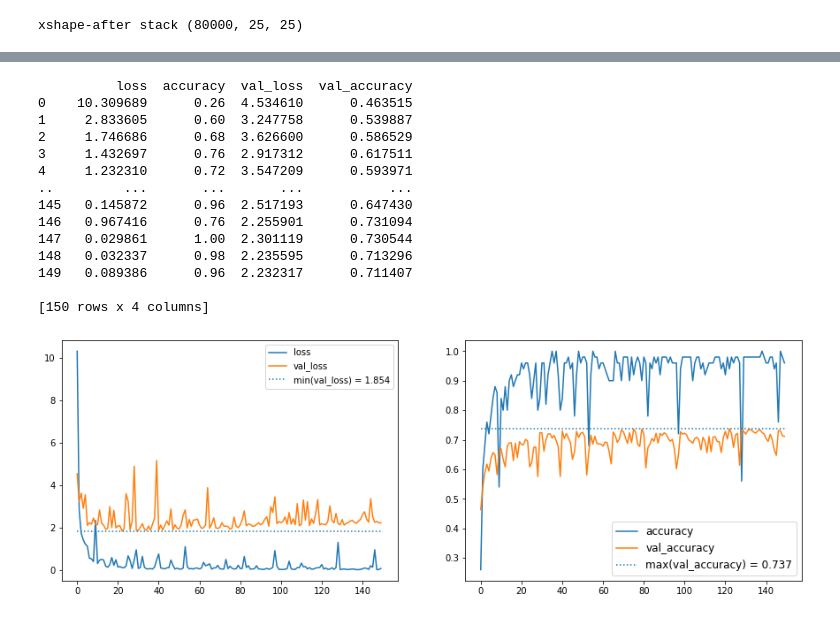
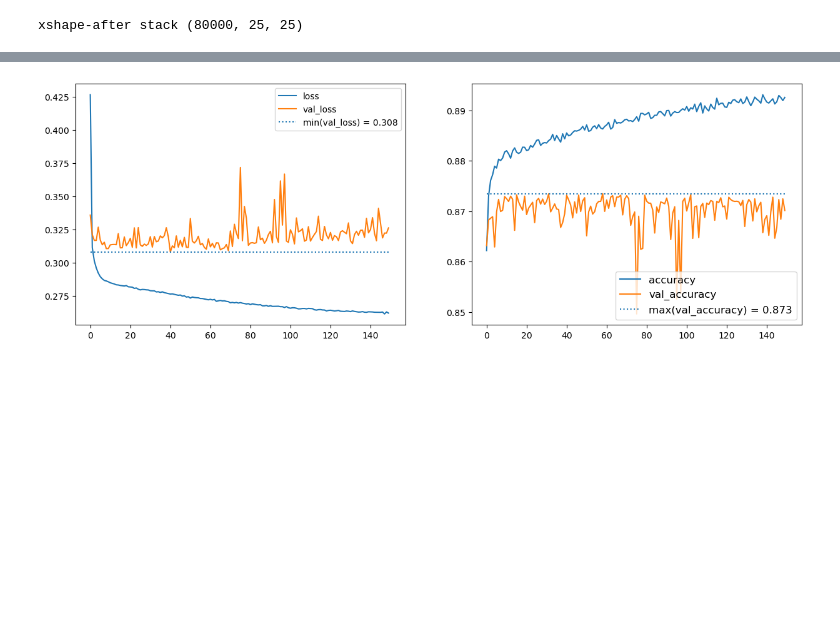
Before and after one commit to LuieGlover/dissertaion_project_uom, a Jupyter notebook: CNN_for_jettagging.ipynb, the cells around one changed output, grey strips where cells are left out. Saved outputs shown, nothing was run; the diff lists cells and outputs as text; code cells hidden in the pictures; blank space fills up the shorter version.

Commit message:
Experimenting with new model layout

```diff
--- a/CNN_for_jettagging.ipynb
+++ b/CNN_for_jettagging.ipynb
@@ -38,7 +36,7 @@ def normalize(histo, multi=255):
 #Number events for each set of data
 NUMBER_EVENTS = 40000
 
-NUMBER_TRAIN = 50
+NUMBER_TRAIN = 50000
 BATCH_SIZE = 32
 EPOCHS = 50
 # %%
@@ -132,9 +115,21 @@ cnn_tagging_model.add(MaxPooling2D((2, 2)))
 cnn_tagging_model.add(Flatten())
 cnn_tagging_model.add(Dense(2, activation='softmax'))
+# %%
+# trying model from research paper
+cnn_tagging_model = Sequential()
+cnn_tagging_model.add(Conv2D(8, (4, 4), activation='relu', input_shape=(25, 25, 1)))
+cnn_tagging_model.add(Conv2D(8, (4, 4), activation='relu'))
+cnn_tagging_model.add(MaxPooling2D((2, 2)))
+cnn_tagging_model.add(Conv2D(8, (4, 4), activation='relu'))
+cnn_tagging_model.add(Conv2D(8, (4, 4), activation='relu'))
+cnn_tagging_model.add(MaxPooling2D((2, 2)))
+cnn_tagging_model.add(Flatten())
+cnn_tagging_model.add(Dense(2, activation='softmax'))
 # %%
-# we can experiment with different loss functions
-cnn_tagging_model.compile(loss='categorical_crossentropy',
-                optimizer=RMSprop(),
+optimizer = Adadelta(learning_rate=0.3)
+
+cnn_tagging_model.compile(loss='binary_crossentropy',
+                optimizer=optimizer,
                 metrics=['accuracy'])
 cnn_tagging_model.summary()
 
@@ -189,7 +182,7 @@ Epoch 150/150
 from matplotlib import pyplot as plt
 import pandas as pd
 
-def histplot(history):
+def histplot(history, save_name):
     hist = pd.DataFrame(history.history)
     fig, (ax1, ax2) = plt.subplots(1, 2, figsize=(15, 5))
     hist.plot(y=['loss', 'val_loss'], ax=ax1)
@@ -202,21 +195,8 @@ def histplot(history):
     ax2.hlines(max_acc, 0, len(hist), linestyle='dotted',
                label='max(val_accuracy) = {:.3f}'.format(max_acc))
     ax2.legend(loc='lower right', fontsize='large')
+    fig.savefig(os.path.join(os.path.dirname(notebook_path), save_name + ".png"))
 # %%
-histplot(history)
+histplot(history, "research_paper_model")
 # %% [output]
-          loss  accuracy  val_loss  val_accuracy
-0    10.309689      0.26  4.534610      0.463515
-1     2.833605      0.60  3.247758      0.539887
-2     1.746686      0.68  3.626600      0.586529
-3     1.432697      0.76  2.917312      0.617511
-4     1.232310      0.72  3.547209      0.593971
-..         ...       ...       ...           ...
-145   0.145872      0.96  2.517193      0.647430
-146   0.967416      0.76  2.255901      0.731094
-147   0.029861      1.00  2.301119      0.730544
-148   0.032337      0.98  2.235595      0.713296
-149   0.089386      0.96  2.232317      0.711407
-
-[150 rows x 4 columns]
-[figure, old version]
+[figure, new version]
```
Also changed, not shown: parts of 6 cells of this notebook.
